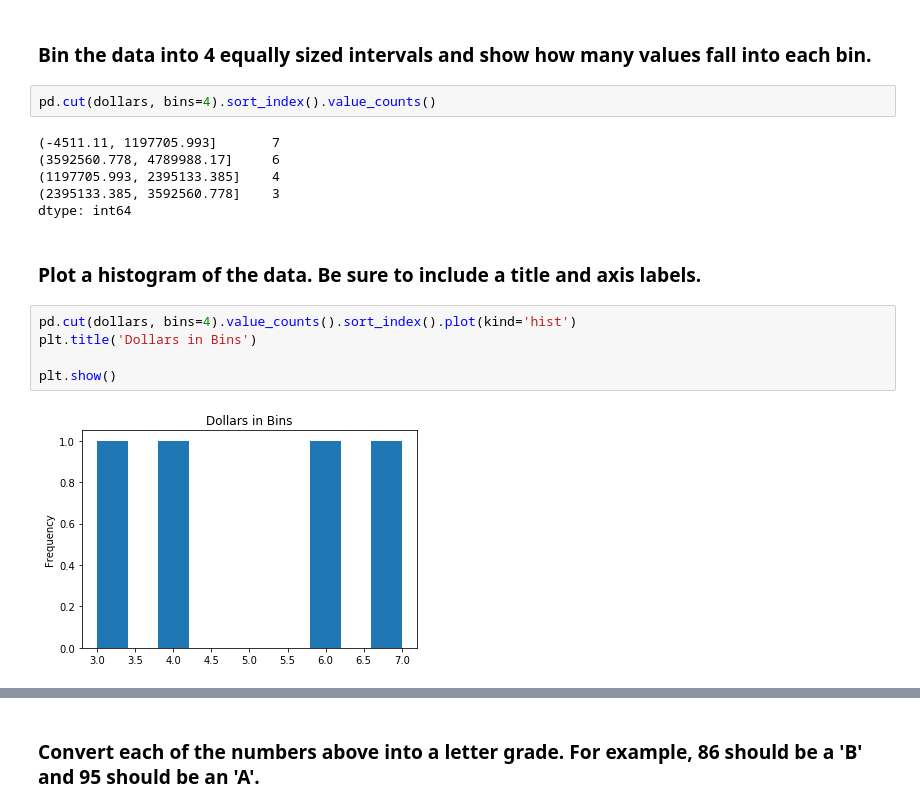
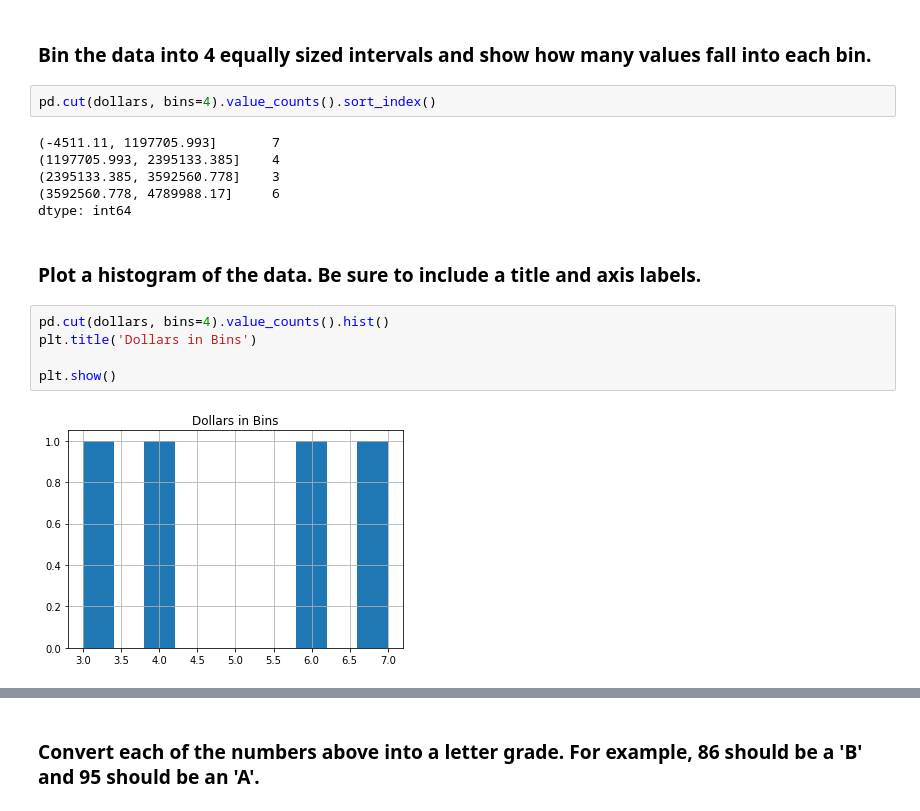
Before and after one commit to faithkane3/codeup_review, a Jupyter notebook: series.ipynb, the cells around one changed output, grey strips where cells are left out. Drawn from its saved outputs; the diff is of its cells as text.

```diff
--- a/series.ipynb
+++ b/series.ipynb
@@ -744,19 +863,19 @@ dollars.min()
 # %% [markdown]
 ### Bin the data into 4 equally sized intervals and show how many values fall into each bin.
 # %%
-pd.cut(dollars, bins=4).sort_index().value_counts()
+pd.cut(dollars, bins=4).value_counts().sort_index()
 # %% [output]
 (-4511.11, 1197705.993]       7
-(3592560.778, 4789988.17]     6
 (1197705.993, 2395133.385]    4
 (2395133.385, 3592560.778]    3
+(3592560.778, 4789988.17]     6
 dtype: int64
 # %% [markdown]
 ### Plot a histogram of the data. Be sure to include a title and axis labels.
 # %%
-pd.cut(dollars, bins=4).value_counts().sort_index().plot(kind='hist')
+pd.cut(dollars, bins=4).value_counts().hist()
 plt.title('Dollars in Bins')
 
 plt.show()
 # %% [output]
-[figure, old version]
+[figure, new version]
```
Also changed, not shown: parts of 21 cells of this notebook, 2 other files.
